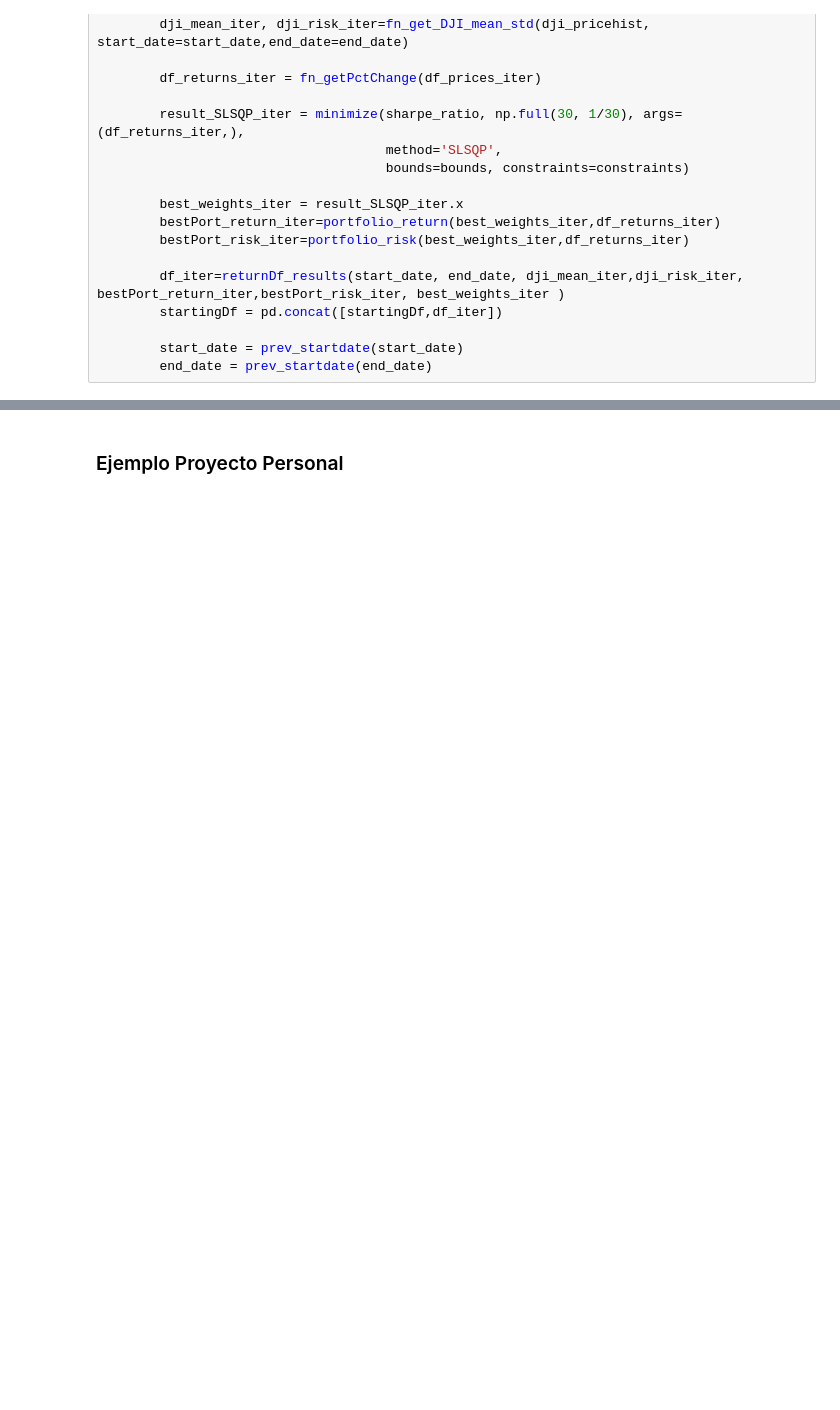
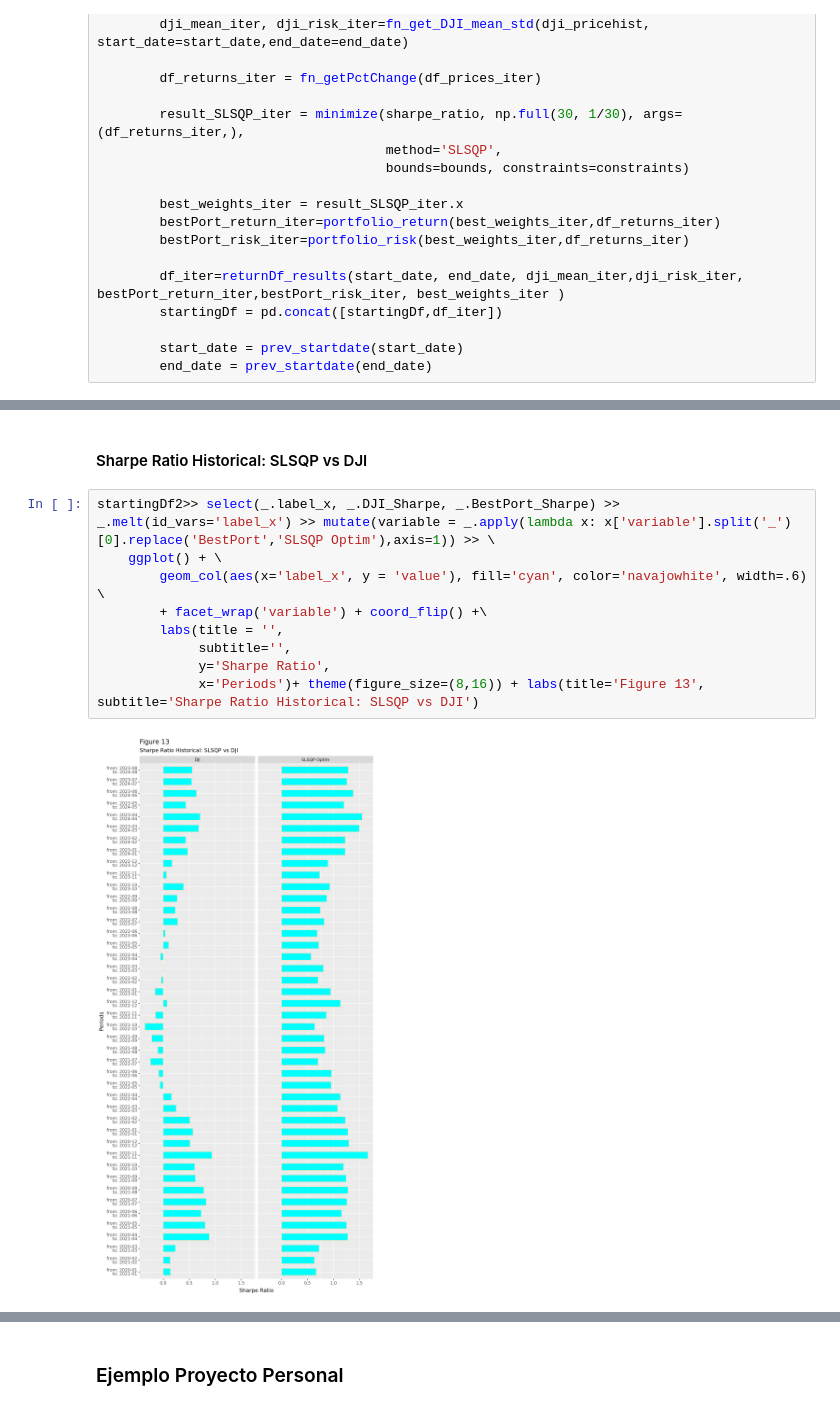
Before and after one commit to jorgelopez141/Markowitz-Optimization-of-the-DJI, a Jupyter notebook: CH4/CH4_results.ipynb, the cells around one changed output, grey strips where cells are left out. Drawn from its saved outputs; the diff is of its cells as text; blank space fills up the shorter version.

```diff
--- a/CH4/CH4_results.ipynb
+++ b/CH4/CH4_results.ipynb
@@ -948,0 +989,13 @@ startingDf.head(2)
+# %% [markdown]
+#### Sharpe Ratio Historical: SLSQP vs DJI
+# %%
+startingDf2>> select(_.label_x, _.DJI_Sharpe, _.BestPort_Sharpe) >> _.melt(id_vars='label_x') >> mutate(variable = _.apply(lambda x: x['variable'].split('_')[0].replace('BestPort','SLSQP Optim'),axis=1)) >> \
+    ggplot() + \
+        geom_col(aes(x='label_x', y = 'value'), fill='cyan', color='navajowhite', width=.6) \
+        + facet_wrap('variable') + coord_flip() +\
+        labs(title = '',
+             subtitle='',
+             y='Sharpe Ratio',
+             x='Periods')+ theme(figure_size=(8,16)) + labs(title='Figure 13', subtitle='Sharpe Ratio Historical: SLSQP vs DJI')
+# %% [output]
+[figure, added]
```
Also changed, not shown: parts of 93 cells of this notebook, 4 other files.
